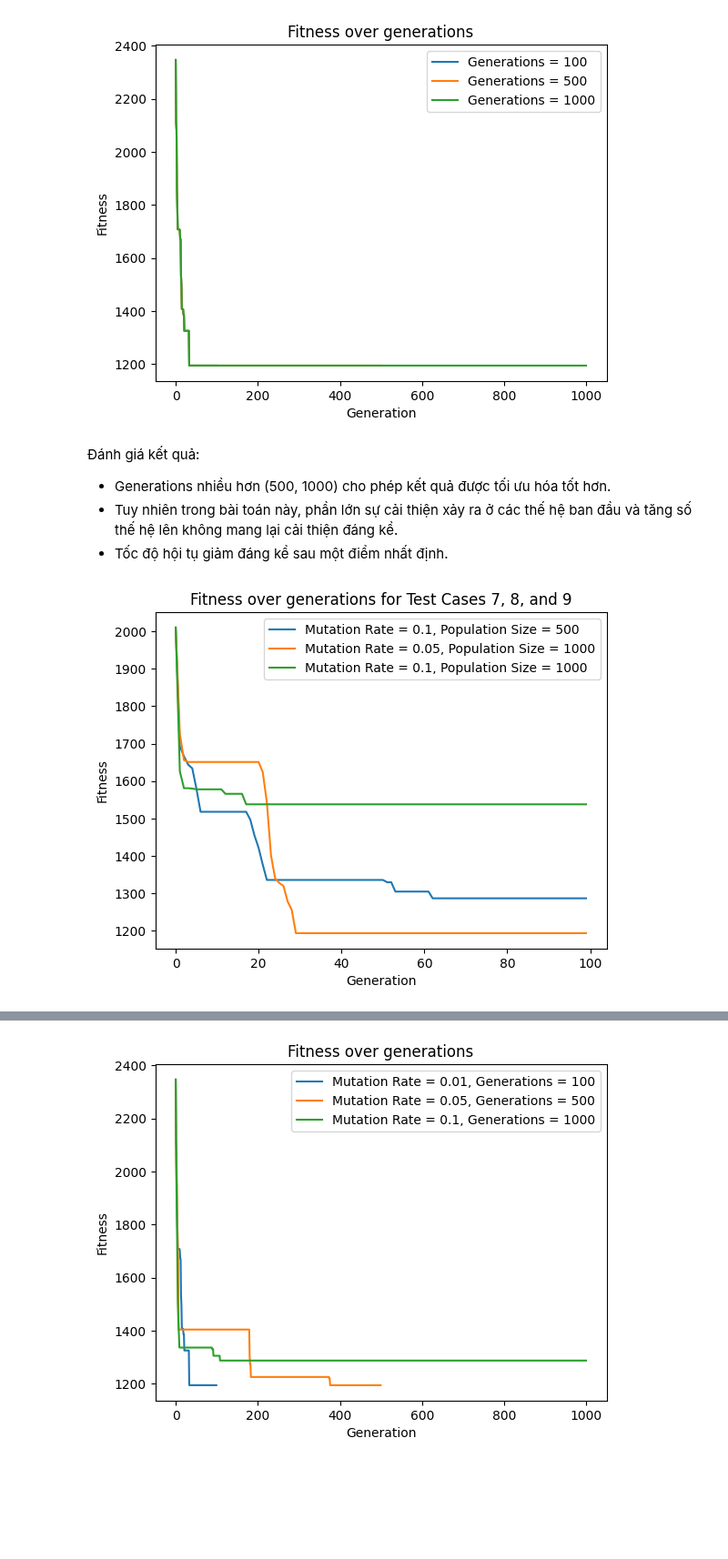
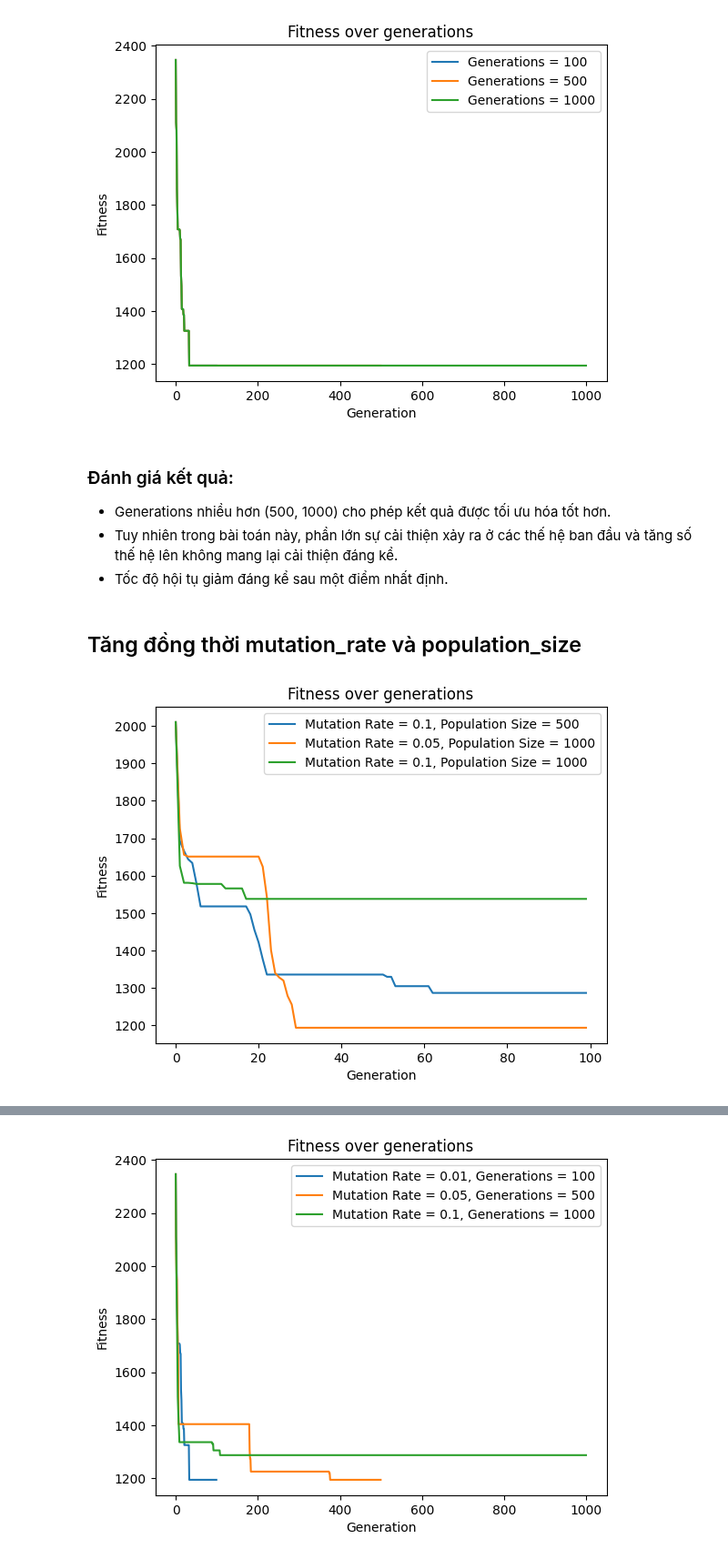
Before and after one commit to ThienNguyen3001/Travelling-Salesman-AI-Final, a Jupyter notebook: Experiment 1-2.ipynb, the cells around one changed output, grey strips where cells are left out. Shown at 91% size. Saved outputs shown, nothing was run; the diff lists cells and outputs as text; code cells hidden in the pictures; blank space fills up the shorter version.

```diff
--- a/Experiment 1-2.ipynb
+++ b/Experiment 1-2.ipynb
@@ -156,24 +177,25 @@ plt.show()
 # %% [output]
 [figure]
 # %% [markdown]
-Đánh giá kết quả:
+### Đánh giá kết quả:
 - Generations nhiều hơn (500, 1000) cho phép kết quả được tối ưu hóa tốt hơn.
 - Tuy nhiên trong bài toán này, phần lớn sự cải thiện xảy ra ở các thế hệ ban đầu và tăng số thế hệ lên không mang lại cải thiện đáng kể.
 - Tốc độ hội tụ giảm đáng kể sau một điểm nhất định.
+# %% [markdown]
+## Tăng đồng thời mutation_rate và population_size
 # %%
-# Giữ nguyên generations và tăng đồng thời mutation_rate và population_size
 fitness1 = solve(problem, generations=100, mutation_rate=0.1, population_size=500)[2]
 fitness2 = solve(problem, generations=100, mutation_rate=0.05, population_size=1000)[2]
 fitness3 = solve(problem, generations=100, mutation_rate=0.1, population_size=1000)[2]
 
 plt.plot(fitness1, label='Mutation Rate = 0.1, Population Size = 500')
 plt.plot(fitness2, label='Mutation Rate = 0.05, Population Size = 1000')
 plt.plot(fitness3, label='Mutation Rate = 0.1, Population Size = 1000')
 plt.xlabel("Generation")
 plt.ylabel("Fitness")
-plt.title("Fitness over generations for Test Cases 7, 8, and 9")
+plt.title("Fitness over generations")
 plt.legend()
 plt.show()
 # %% [output]
-[figure, old version]
+[figure, new version]
 # %% [markdown]
```
Also changed, not shown: parts of 31 cells of this notebook.
